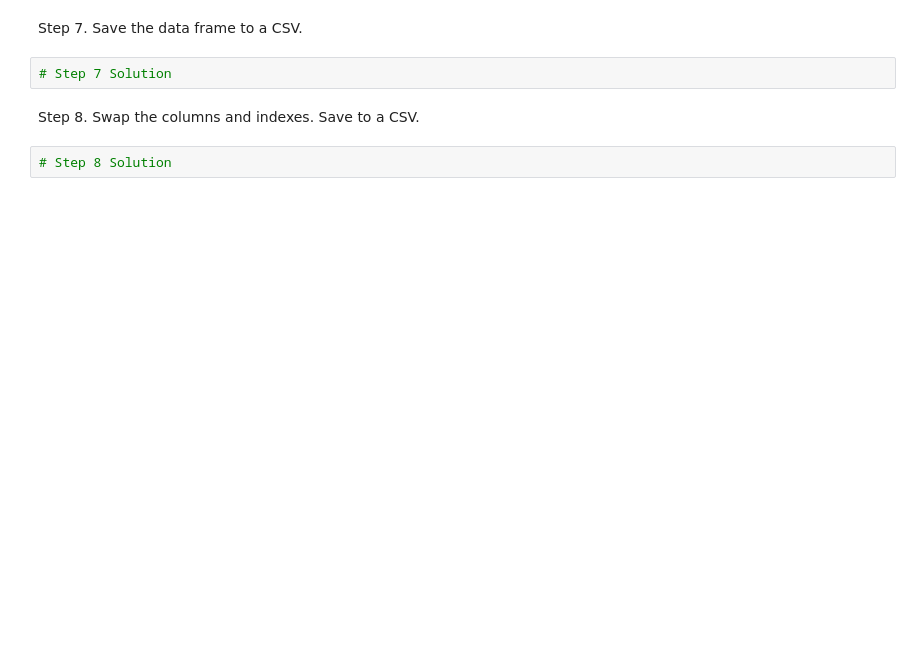
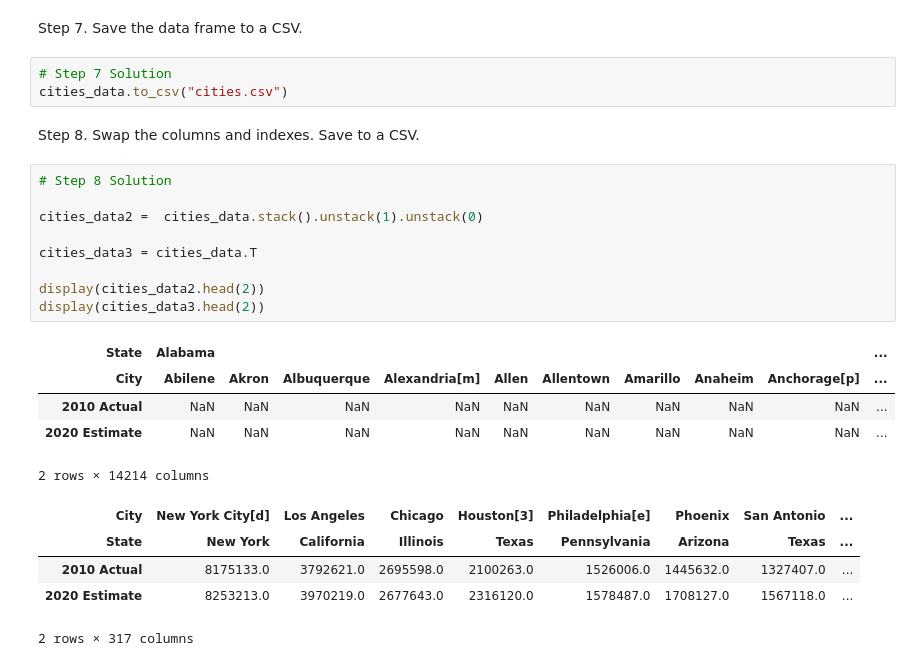
Before and after one commit to t4d-classes/advanced-python_10242022, a Jupyter notebook: jupyter/exercises/04_Exercise.ipynb, the cells around one changed output. Drawn from its saved outputs; the diff is of its cells as text; blank space fills up the shorter version.

```diff
--- a/jupyter/exercises/04_Exercise.ipynb
+++ b/jupyter/exercises/04_Exercise.ipynb
@@ -28,7 +208,26 @@ Step 6. Calculate two columns for population density for both 2010 and 2020.
 Step 7. Save the data frame to a CSV.
 # %%
 # Step 7 Solution
+cities_data.to_csv("cities.csv")
 # %% [markdown]
 Step 8. Swap the columns and indexes. Save to a CSV.
 # %%
 # Step 8 Solution
+
+cities_data2 =  cities_data.stack().unstack(1).unstack(0)
+
+cities_data3 = cities_data.T
+
+display(cities_data2.head(2))
+display(cities_data3.head(2))
+# %% [output]
+| State | Alabama |  |  |  |  |  |  |  |  | ... |
+| City | Abilene | Akron | Albuquerque | Alexandria[m] | Allen | Allentown | Amarillo | Anaheim | Anchorage[p] | ... |
+| 2010 Actual | NaN | NaN | NaN | NaN | NaN | NaN | NaN | NaN | NaN | ... |
+| 2020 Estimate | NaN | NaN | NaN | NaN | NaN | NaN | NaN | NaN | NaN | ... |
+2 rows × 14214 columns
+| City | New York City[d] | Los Angeles | Chicago | Houston[3] | Philadelphia[e] | Phoenix | San Antonio | ... |
+| State | New York | California | Illinois | Texas | Pennsylvania | Arizona | Texas | ... |
+| 2010 Actual | 8175133.0 | 3792621.0 | 2695598.0 | 2100263.0 | 1526006.0 | 1445632.0 | 1327407.0 | ... |
+| 2020 Estimate | 8253213.0 | 3970219.0 | 2677643.0 | 2316120.0 | 1578487.0 | 1708127.0 | 1567118.0 | ... |
+2 rows × 317 columns
```
Also changed, not shown: parts of 6 cells of this notebook, 2 other files.
